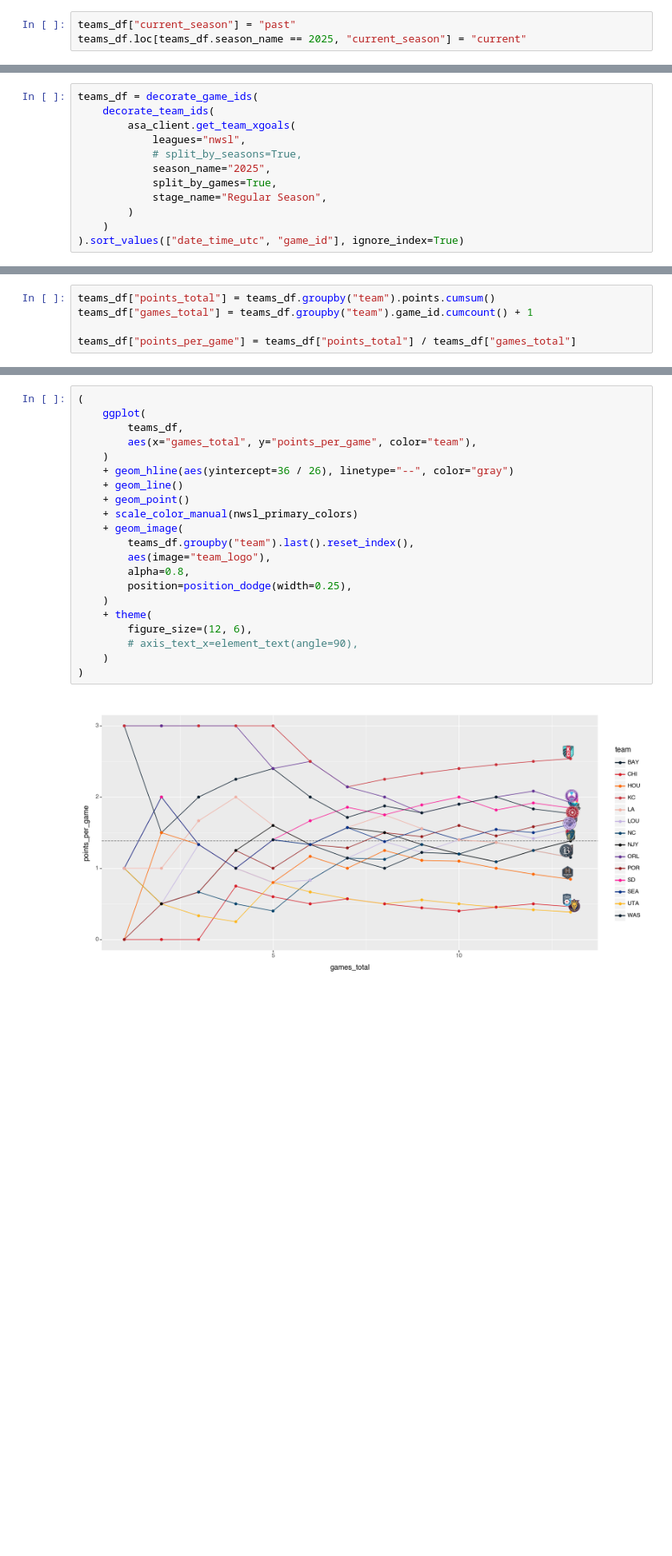
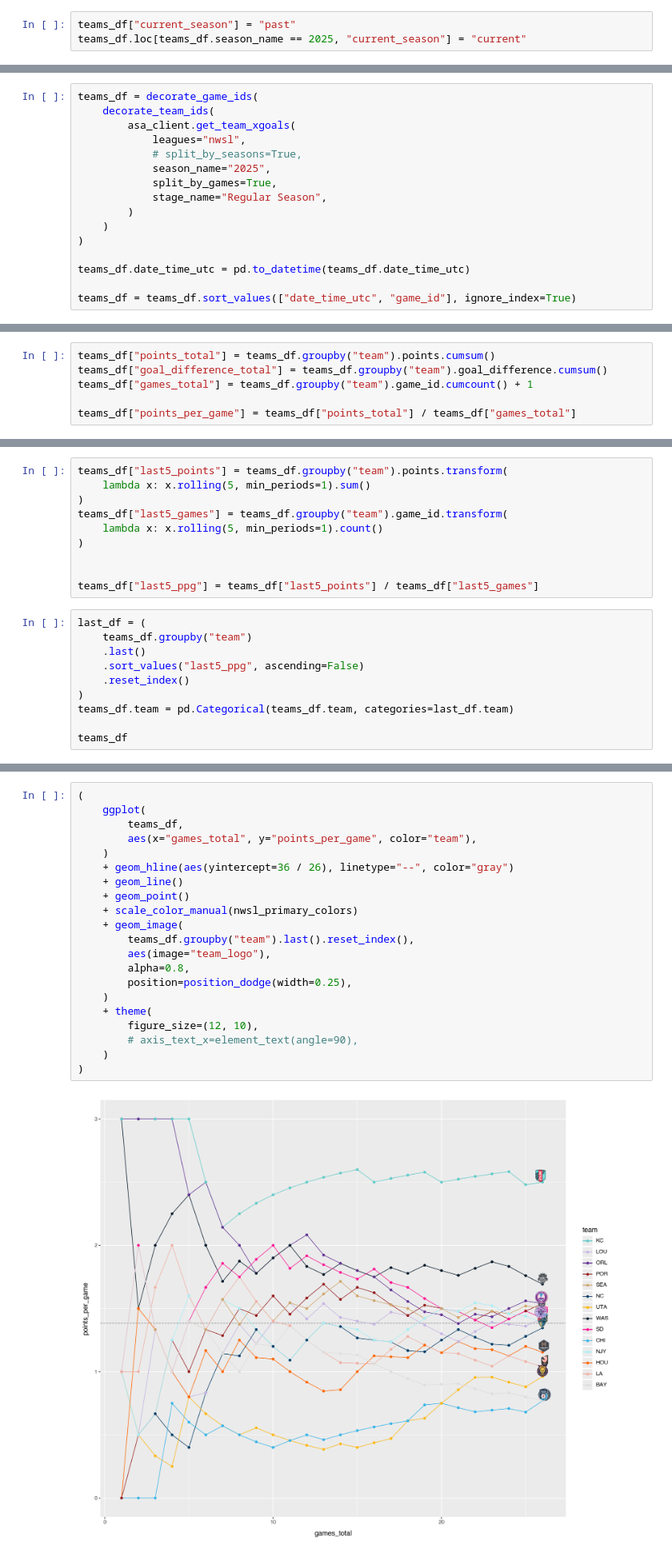
Before and after one commit to artificialsoph/nwsl, a Jupyter notebook: nwsl-historic-xg-exploration.ipynb, the cells around one changed output, grey strips where cells are left out. Shown at 80% size. Cells and saved outputs as stored; diff of their text form; blank space fills up the shorter version.

```diff
--- a/nwsl-historic-xg-exploration.ipynb
+++ b/nwsl-historic-xg-exploration.ipynb
@@ -153,4 +150,8 @@ teams_df = decorate_game_ids(
             stage_name="Regular Season",
         )
     )
-).sort_values(["date_time_utc", "game_id"], ignore_index=True)
+)
+
+teams_df.date_time_utc = pd.to_datetime(teams_df.date_time_utc)
+
+teams_df = teams_df.sort_values(["date_time_utc", "game_id"], ignore_index=True)
@@ -159,5 +158,6 @@ teams_df.date_time_utc = pd.to_datetime(teams_df.date_time_utc)
 # %%
 teams_df["points_total"] = teams_df.groupby("team").points.cumsum()
+teams_df["goal_difference_total"] = teams_df.groupby("team").goal_difference.cumsum()
 teams_df["games_total"] = teams_df.groupby("team").game_id.cumcount() + 1
 
 teams_df["points_per_game"] = teams_df["points_total"] / teams_df["games_total"]
@@ -181,0 +164,20 @@ teams_df.groupby("team").last().reset_index()
+# %%
+teams_df["last5_points"] = teams_df.groupby("team").points.transform(
+    lambda x: x.rolling(5, min_periods=1).sum()
+)
+teams_df["last5_games"] = teams_df.groupby("team").game_id.transform(
+    lambda x: x.rolling(5, min_periods=1).count()
+)
+
+
+teams_df["last5_ppg"] = teams_df["last5_points"] / teams_df["last5_games"]
+# %%
+last_df = (
+    teams_df.groupby("team")
+    .last()
+    .sort_values("last5_ppg", ascending=False)
+    .reset_index()
+)
+teams_df.team = pd.Categorical(teams_df.team, categories=last_df.team)
+
+teams_df
@@ -182,23 +288,23 @@ teams_df.groupby("team").last().reset_index()
 # %%
 (
     ggplot(
         teams_df,
         aes(x="games_total", y="points_per_game", color="team"),
     )
     + geom_hline(aes(yintercept=36 / 26), linetype="--", color="gray")
     + geom_line()
     + geom_point()
     + scale_color_manual(nwsl_primary_colors)
     + geom_image(
         teams_df.groupby("team").last().reset_index(),
         aes(image="team_logo"),
         alpha=0.8,
         position=position_dodge(width=0.25),
     )
     + theme(
-        figure_size=(12, 6),
+        figure_size=(12, 10),
         # axis_text_x=element_text(angle=90),
     )
 )
 # %% [output]
-[figure, old version]
+[figure, new version]
```
Also changed, not shown: parts of 16 cells of this notebook, 28 other files.
